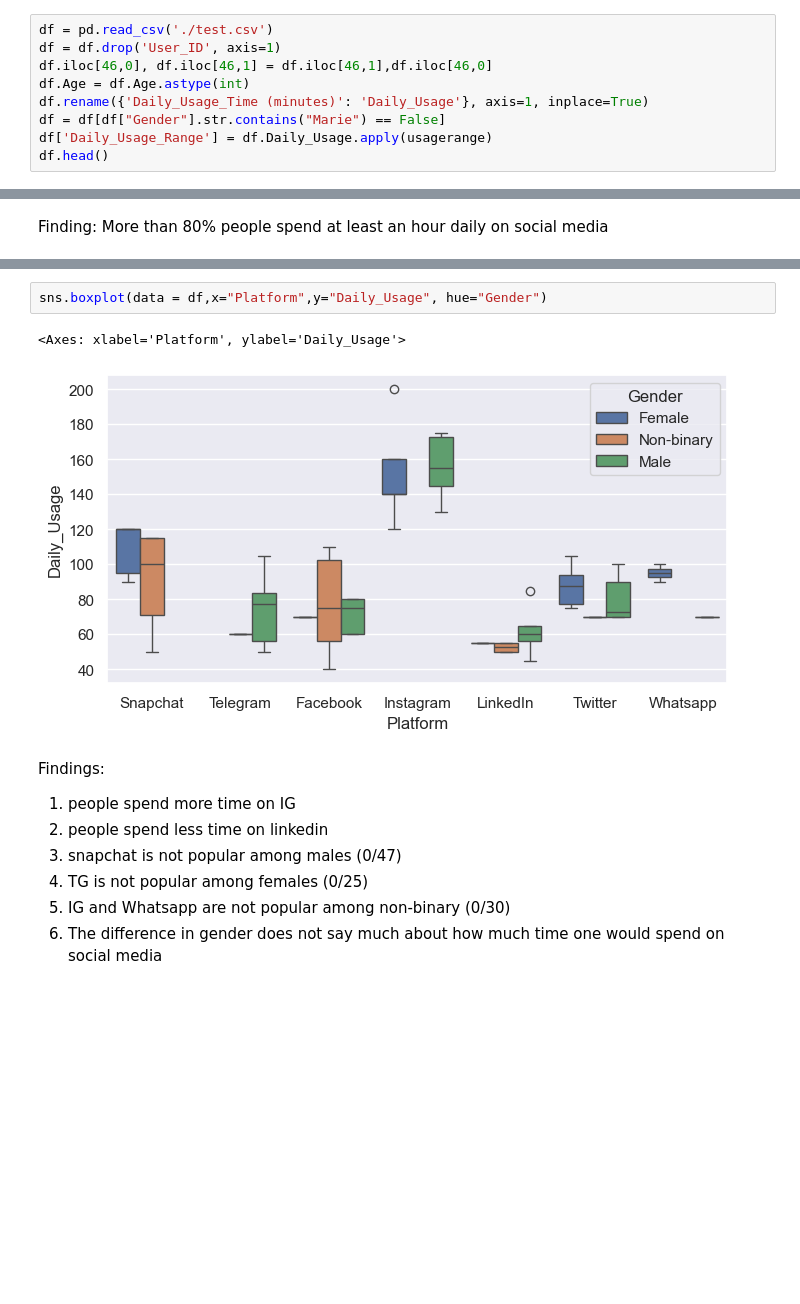
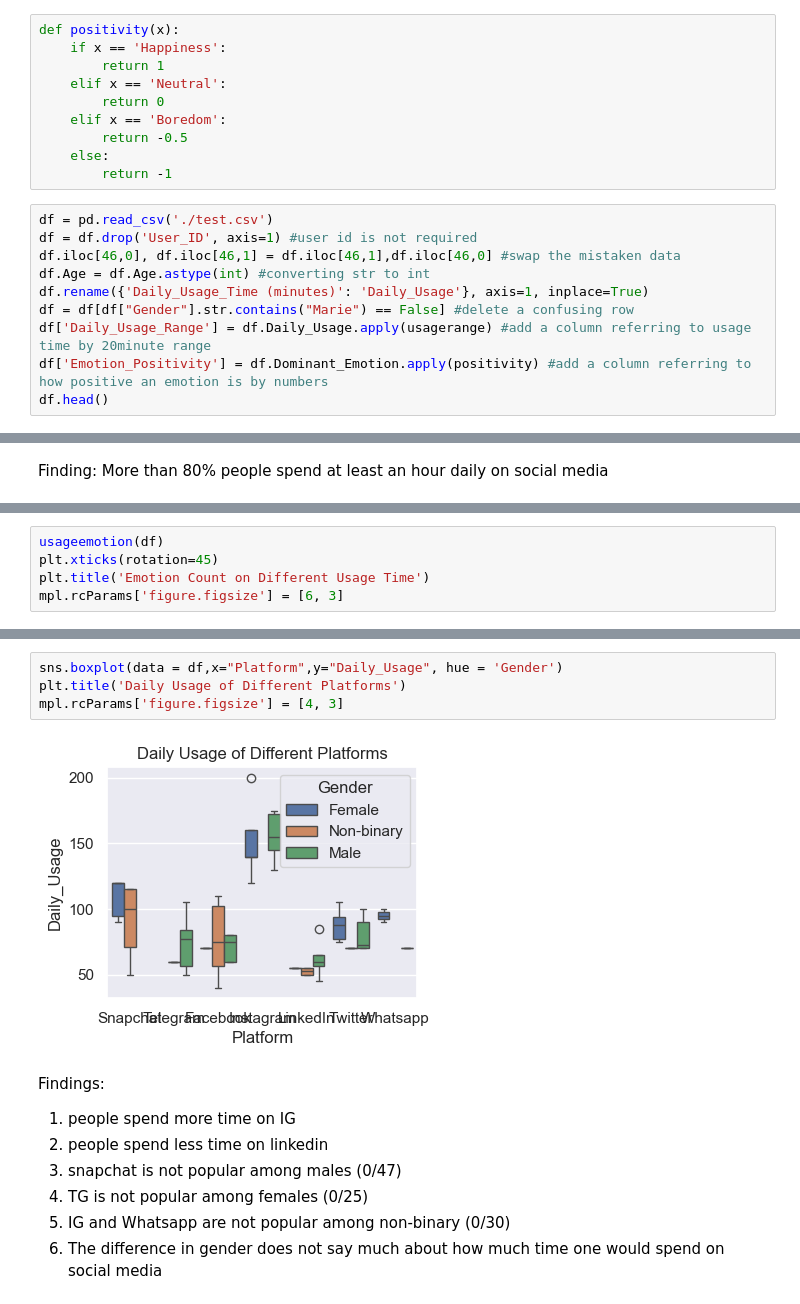
Before and after one commit to Rocky487/EDA-of-Relationships-between-Social-Media-Usage-and-Emotions, a Jupyter notebook: project.ipynb, the cells around one changed output, grey strips where cells are left out. Saved outputs shown, nothing was run; the diff lists cells and outputs as text; blank space fills up the shorter version.

```diff
--- a/project.ipynb
+++ b/project.ipynb
@@ -15,14 +15,25 @@ def usagerange(x):
             break
         i += 20
     return str(i) + '-' + str(i+20) + 'minutes'
+# %%
+def positivity(x):
+    if x == 'Happiness':
+        return 1
+    elif x == 'Neutral':
+        return 0
+    elif x == 'Boredom':
+        return -0.5
+    else:
+        return -1
 # %%
 df = pd.read_csv('./test.csv')
-df = df.drop('User_ID', axis=1)
-df.iloc[46,0], df.iloc[46,1] = df.iloc[46,1],df.iloc[46,0]
-df.Age = df.Age.astype(int)
+df = df.drop('User_ID', axis=1) #user id is not required
+df.iloc[46,0], df.iloc[46,1] = df.iloc[46,1],df.iloc[46,0] #swap the mistaken data
+df.Age = df.Age.astype(int) #converting str to int
 df.rename({'Daily_Usage_Time (minutes)': 'Daily_Usage'}, axis=1, inplace=True)
-df = df[df["Gender"].str.contains("Marie") == False]
-df['Daily_Usage_Range'] = df.Daily_Usage.apply(usagerange)
+df = df[df["Gender"].str.contains("Marie") == False] #delete a confusing row
+df['Daily_Usage_Range'] = df.Daily_Usage.apply(usagerange) #add a column referring to usage time by 20minute range
+df['Emotion_Positivity'] = df.Dominant_Emotion.apply(positivity) #add a column referring to how positive an emotion is by numbers
 df.head()
 # %% [output]
 |  | Age | Gender | Platform | Daily_Usage | Posts_Per_Day | Likes_Received_Per_Day | Comments_Received_Per_Day | ... |
@@ -97,0 +104,5 @@ plt.xticks(rotation=60)
+# %%
+usageemotion(df)
+plt.xticks(rotation=45)
+plt.title('Emotion Count on Different Usage Time')
+mpl.rcParams['figure.figsize'] = [6, 3]
@@ -98,8 +111,9 @@ plt.xticks(rotation=60)
 # %%
-sns.boxplot(data = df,x="Platform",y="Daily_Usage", hue="Gender")
+sns.boxplot(data = df,x="Platform",y="Daily_Usage", hue = 'Gender')
+plt.title('Daily Usage of Different Platforms')
+mpl.rcParams['figure.figsize'] = [4, 3]
 # %% [output]
-<Axes: xlabel='Platform', ylabel='Daily_Usage'>
-[figure, old version]
+[figure, new version]
 # %% [markdown]
 Findings:
 1. people spend more time on IG
```
Also changed, not shown: parts of 22 cells of this notebook.
